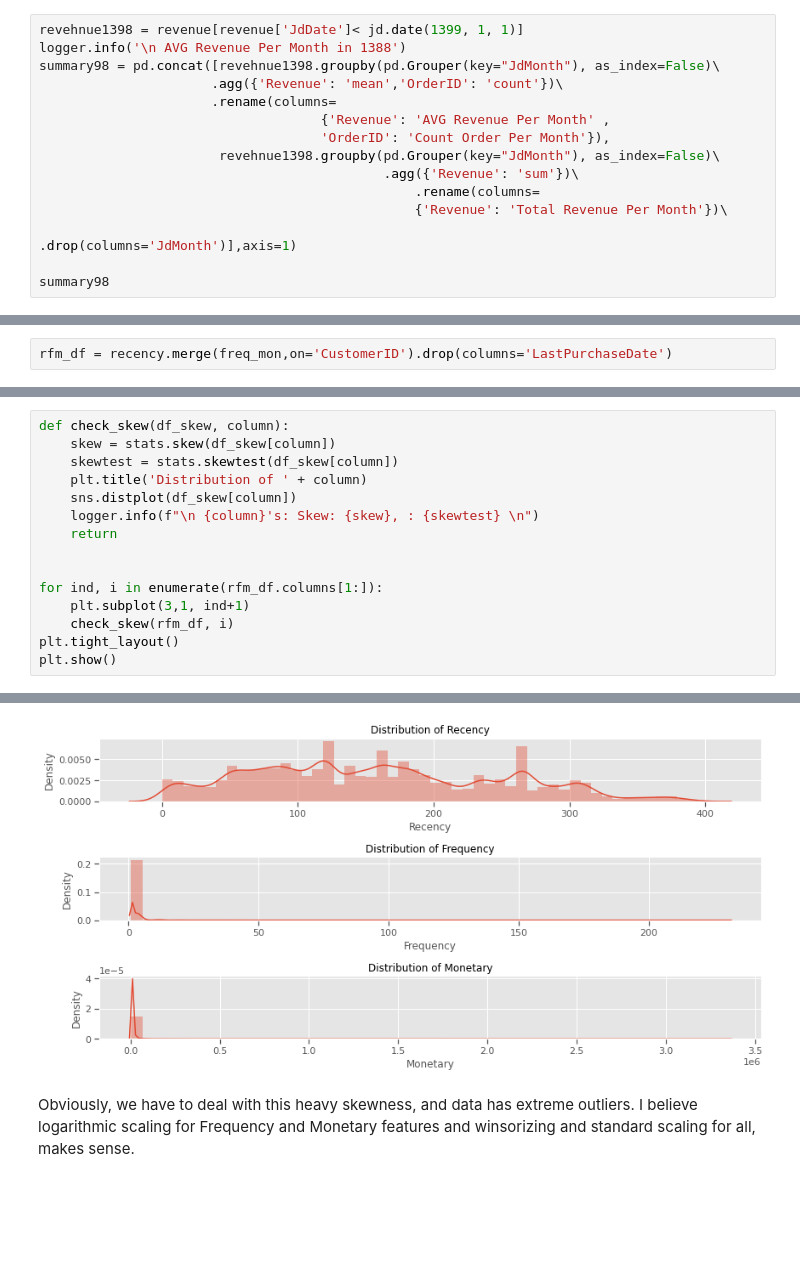
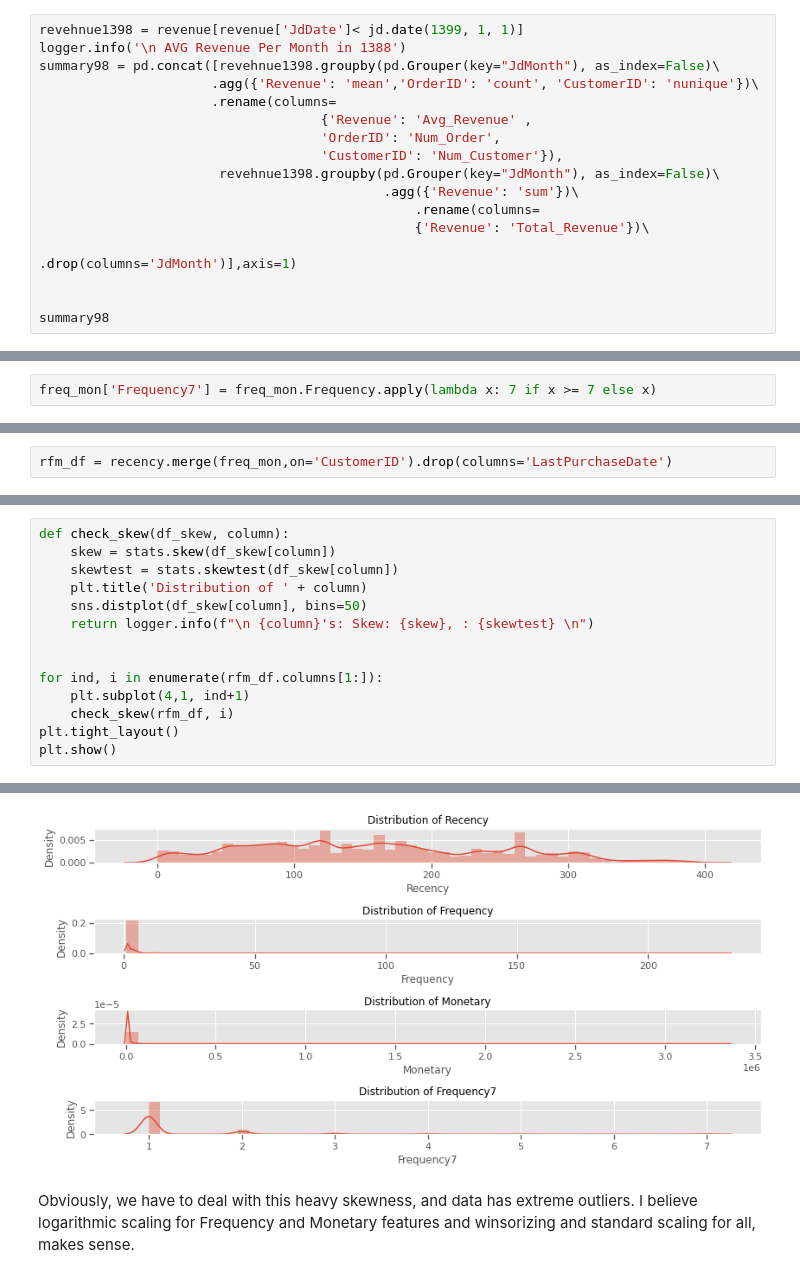
Before and after one commit to alephba/interview_tasks, a Jupyter notebook: src/notebook.ipynb, the cells around one changed output, grey strips where cells are left out. Drawn from its saved outputs; the diff is of its cells as text; blank space fills up the shorter version.

```diff
--- a/src/notebook.ipynb
+++ b/src/notebook.ipynb
@@ -135,15 +130,17 @@ logger.info(f'\n Average Order Value = {avg_order_val: .2f} \n Average Frequency
 revehnue1398 = revenue[revenue['JdDate']< jd.date(1399, 1, 1)]
 logger.info('\n AVG Revenue Per Month in 1388')
 summary98 = pd.concat([revehnue1398.groupby(pd.Grouper(key="JdMonth"), as_index=False)\
-                      .agg({'Revenue': 'mean','OrderID': 'count'})\
+                      .agg({'Revenue': 'mean','OrderID': 'count', 'CustomerID': 'nunique'})\
                       .rename(columns=
-                                    {'Revenue': 'AVG Revenue Per Month' ,
-                                    'OrderID': 'Count Order Per Month'}),
+                                    {'Revenue': 'Avg_Revenue' ,
+                                    'OrderID': 'Num_Order',
+                                    'CustomerID': 'Num_Customer'}),
                        revehnue1398.groupby(pd.Grouper(key="JdMonth"), as_index=False)\
                                             .agg({'Revenue': 'sum'})\
                                                 .rename(columns=
-                                                {'Revenue': 'Total Revenue Per Month'})\
+                                                {'Revenue': 'Total_Revenue'})\
                                                                 .drop(columns='JdMonth')],axis=1)
 
+
 summary98
 # %% [output]
@@ -239,6 +260,8 @@ sns.countplot(freq_mon.Frequency)
 # %% [output]
 <AxesSubplot:xlabel='Frequency', ylabel='count'>
 [figure]
+# %%
+freq_mon['Frequency7'] = freq_mon.Frequency.apply(lambda x: 7 if x >= 7 else x)
 # %% [markdown]
 pareto again :)
 # %%
@@ -263,13 +287,12 @@ def check_skew(df_skew, column):
     skew = stats.skew(df_skew[column])
     skewtest = stats.skewtest(df_skew[column])
     plt.title('Distribution of ' + column)
-    sns.distplot(df_skew[column])
-    logger.info(f"\n {column}'s: Skew: {skew}, : {skewtest} \n")
-    return
+    sns.distplot(df_skew[column], bins=50)
+    return logger.info(f"\n {column}'s: Skew: {skew}, : {skewtest} \n")
 
 
 for ind, i in enumerate(rfm_df.columns[1:]):
-    plt.subplot(3,1, ind+1)
+    plt.subplot(4,1, ind+1)
     check_skew(rfm_df, i)
 plt.tight_layout()
 plt.show()
@@ -285,4 +311,4 @@ plt.show()
-[figure, old version]
+[figure, new version]
 # %% [markdown]
 Obviously, we have to deal with this heavy skewness, and data has extreme outliers. I believe logarithmic scaling for Frequency and Monetary features and winsorizing and standard scaling for all, makes sense.
 # %%
```
Also changed, not shown: parts of 35 cells of this notebook, 2 other files.
